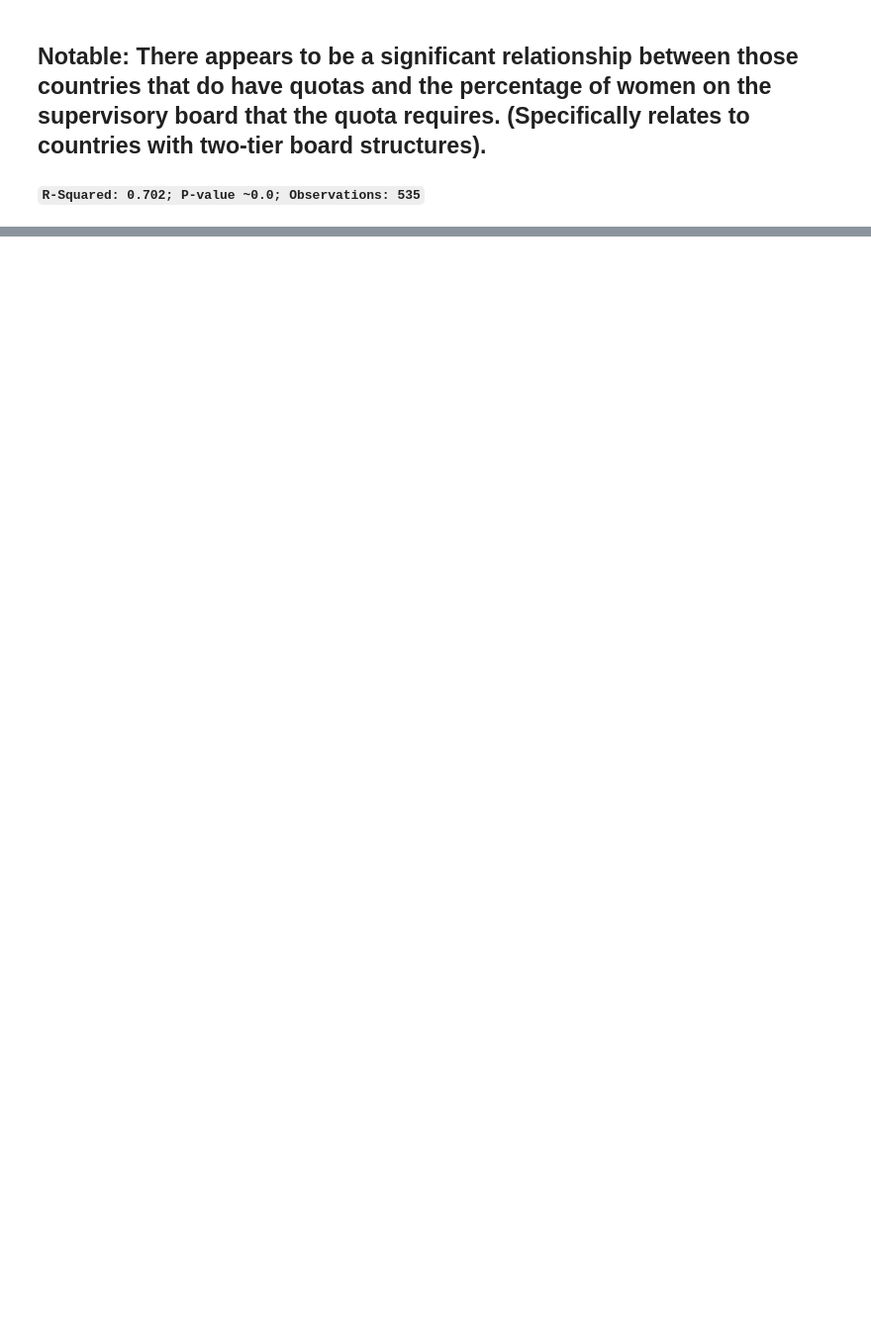
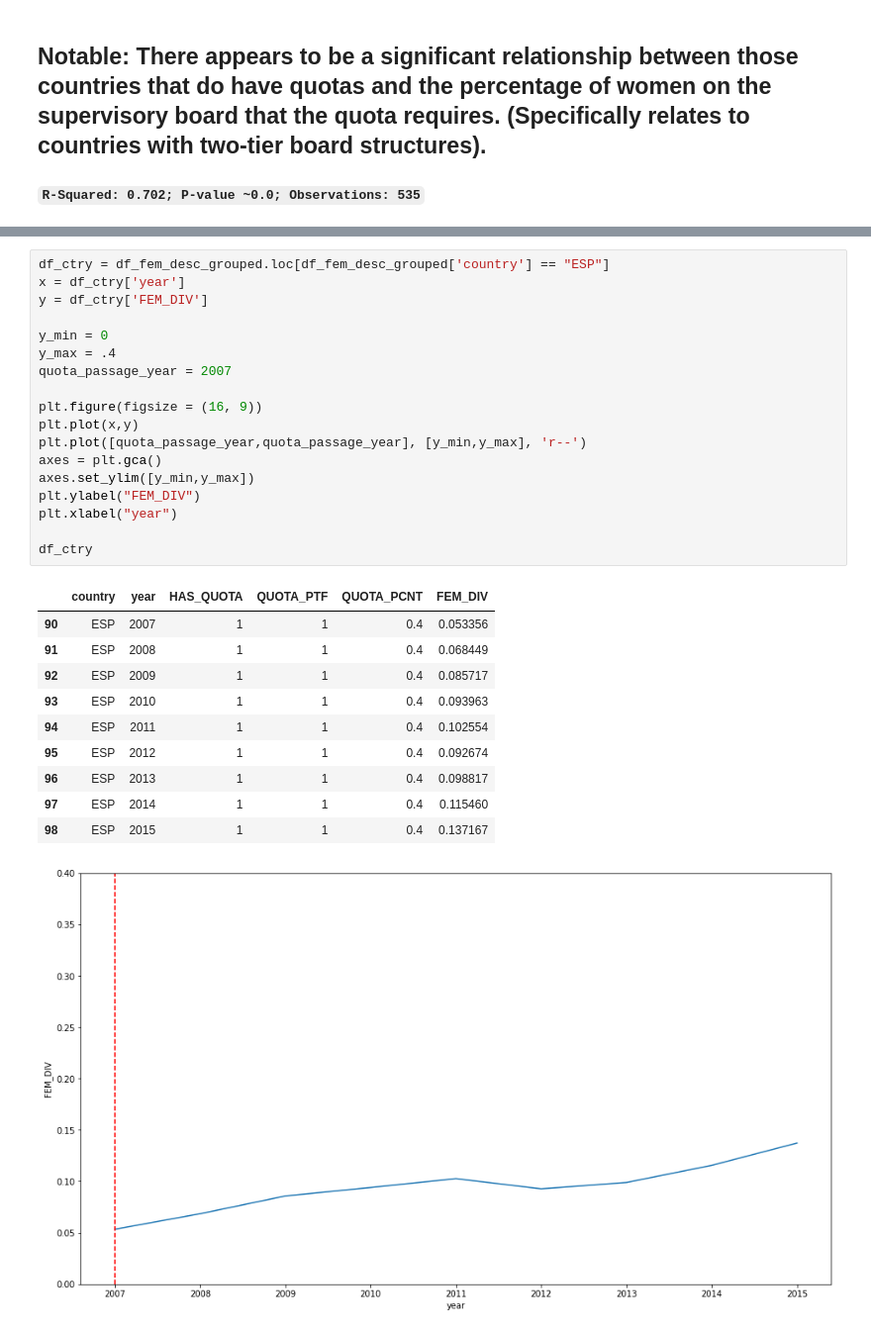
Before and after one commit to etokrug/GroupProject, a Jupyter notebook: GroupProject.ipynb, the cells around one changed output, grey strips where cells are left out. Shown at 99% size. Cells and saved outputs as stored; diff of their text form; blank space fills up the shorter version.

```diff
--- a/GroupProject.ipynb
+++ b/GroupProject.ipynb
@@ -920,0 +1013,30 @@ df_fem_desc_grouped
+# %%
+df_ctry = df_fem_desc_grouped.loc[df_fem_desc_grouped['country'] == "ESP"]
+x = df_ctry['year']
+y = df_ctry['FEM_DIV']
+
+y_min = 0
+y_max = .4
+quota_passage_year = 2007
+
+plt.figure(figsize = (16, 9))
+plt.plot(x,y)
+plt.plot([quota_passage_year,quota_passage_year], [y_min,y_max], 'r--')
+axes = plt.gca()
+axes.set_ylim([y_min,y_max])
+plt.ylabel("FEM_DIV")
+plt.xlabel("year")
+
+df_ctry
+# %% [output]
+|  | country | year | HAS_QUOTA | QUOTA_PTF | QUOTA_PCNT | FEM_DIV |
+| 90 | ESP | 2007 | 1 | 1 | 0.4 | 0.053356 |
+| 91 | ESP | 2008 | 1 | 1 | 0.4 | 0.068449 |
+| 92 | ESP | 2009 | 1 | 1 | 0.4 | 0.085717 |
+| 93 | ESP | 2010 | 1 | 1 | 0.4 | 0.093963 |
+| 94 | ESP | 2011 | 1 | 1 | 0.4 | 0.102554 |
+| 95 | ESP | 2012 | 1 | 1 | 0.4 | 0.092674 |
+| 96 | ESP | 2013 | 1 | 1 | 0.4 | 0.098817 |
+| 97 | ESP | 2014 | 1 | 1 | 0.4 | 0.115460 |
+| 98 | ESP | 2015 | 1 | 1 | 0.4 | 0.137167 |
+[figure, added]
```
Also changed, not shown: parts of 35 cells of this notebook, 3 other files.
